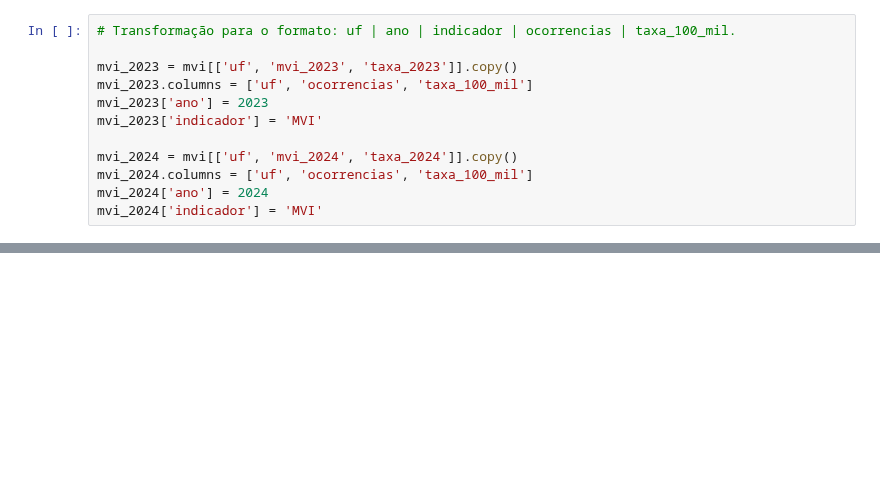
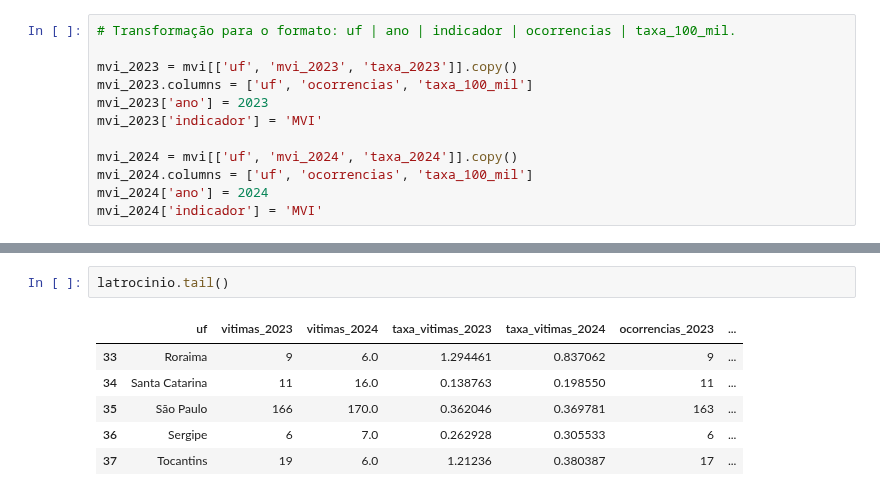
Before and after one commit to rafaelmchcruz/analise-seguranca-publica-brasil, a Jupyter notebook: notebooks/01_inspecao_dados.ipynb, the cells around one changed output, grey strips where cells are left out. Cells and saved outputs as stored; diff of their text form; blank space fills up the shorter version.

```diff
--- a/notebooks/01_inspecao_dados.ipynb
+++ b/notebooks/01_inspecao_dados.ipynb
@@ -79,0 +268,9 @@ mvi_long.tail()
+# %%
+latrocinio.tail()
+# %% [output]
+|  | uf | vitimas_2023 | vitimas_2024 | taxa_vitimas_2023 | taxa_vitimas_2024 | ocorrencias_2023 | ... |
+| 33 | Roraima | 9 | 6.0 | 1.294461 | 0.837062 | 9 | ... |
+| 34 | Santa Catarina | 11 | 16.0 | 0.138763 | 0.198550 | 11 | ... |
+| 35 | São Paulo | 166 | 170.0 | 0.362046 | 0.369781 | 163 | ... |
+| 36 | Sergipe | 6 | 7.0 | 0.262928 | 0.305533 | 6 | ... |
+| 37 | Tocantins | 19 | 6.0 | 1.21236 | 0.380387 | 17 | ... |
```
Also changed, not shown: parts of 33 cells of this notebook.
